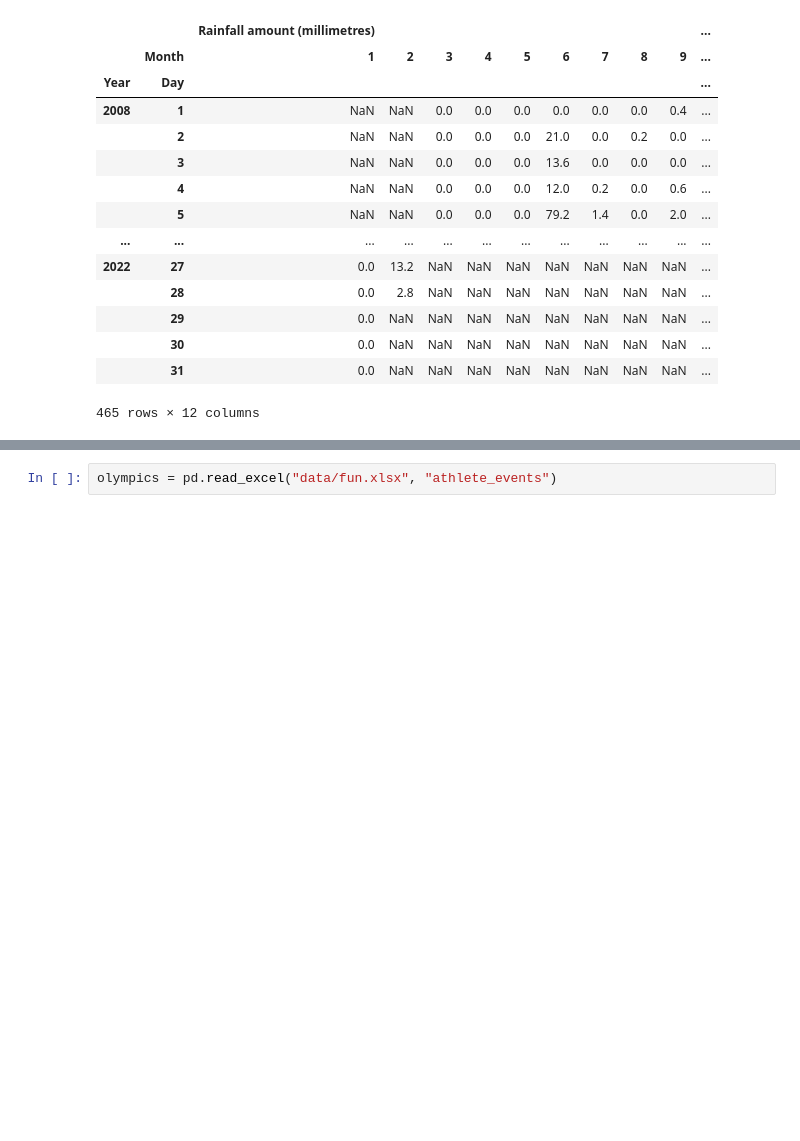
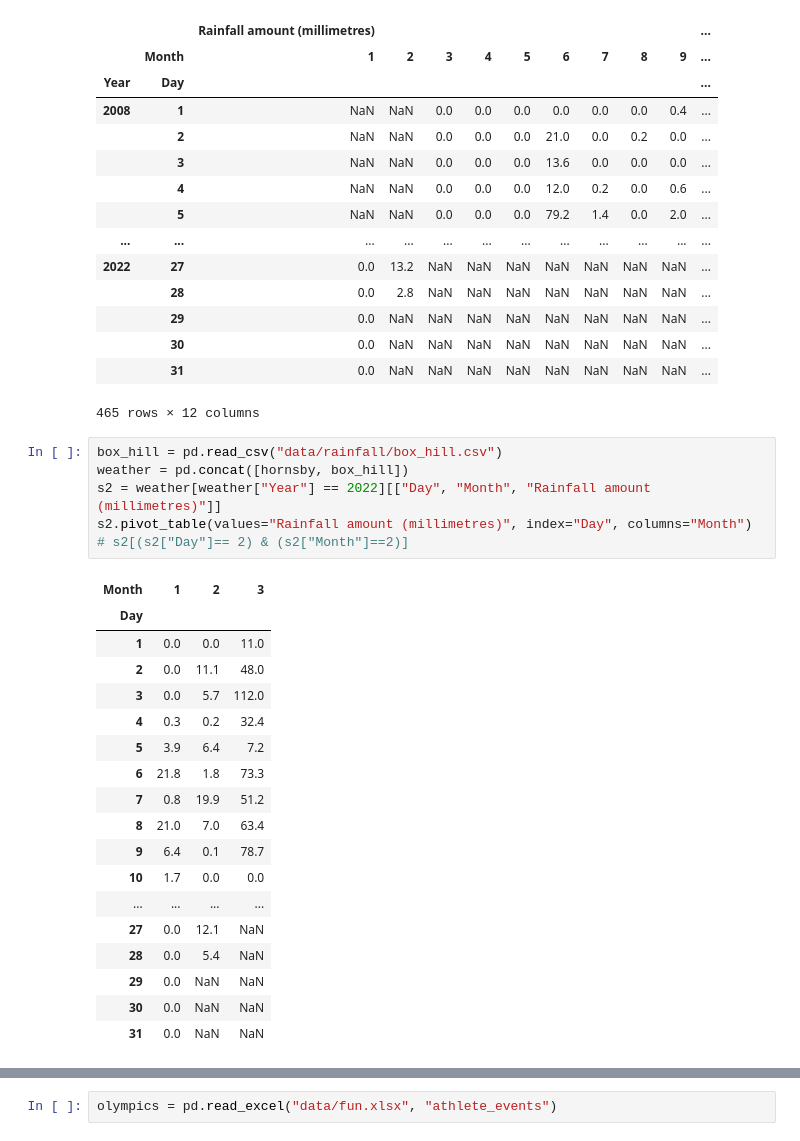
Before and after one commit to altmattr/Excel2Python, a Jupyter notebook: 7-pivots.ipynb, the cells around one changed output, grey strips where cells are left out. Drawn from its saved outputs; the diff is of its cells as text; blank space fills up the shorter version.

```diff
--- a/7-pivots.ipynb
+++ b/7-pivots.ipynb
@@ -72,4 +76,29 @@ hornsby[["Day", "Year", "Month", "Rainfall amount (millimetres)"]].pivot(index=[
 |  | 30 | 0.0 | NaN | NaN | NaN | NaN | NaN | NaN | NaN | NaN | ... |
 |  | 31 | 0.0 | NaN | NaN | NaN | NaN | NaN | NaN | NaN | NaN | ... |
 465 rows × 12 columns
+# %%
+box_hill = pd.read_csv("data/rainfall/box_hill.csv")
+weather = pd.concat([hornsby, box_hill])
+s2 = weather[weather["Year"] == 2022][["Day", "Month", "Rainfall amount (millimetres)"]]
+s2.pivot_table(values="Rainfall amount (millimetres)", index="Day", columns="Month")
+# s2[(s2["Day"]== 2) & (s2["Month"]==2)]
+# %% [output]
+| Month | 1 | 2 | 3 |
+| Day |  |  |  |
+| 1 | 0.0 | 0.0 | 11.0 |
+| 2 | 0.0 | 11.1 | 48.0 |
+| 3 | 0.0 | 5.7 | 112.0 |
+| 4 | 0.3 | 0.2 | 32.4 |
+| 5 | 3.9 | 6.4 | 7.2 |
+| 6 | 21.8 | 1.8 | 73.3 |
+| 7 | 0.8 | 19.9 | 51.2 |
+| 8 | 21.0 | 7.0 | 63.4 |
+| 9 | 6.4 | 0.1 | 78.7 |
+| 10 | 1.7 | 0.0 | 0.0 |
+| ... | ... | ... | ... |
+| 27 | 0.0 | 12.1 | NaN |
+| 28 | 0.0 | 5.4 | NaN |
+| 29 | 0.0 | NaN | NaN |
+| 30 | 0.0 | NaN | NaN |
+| 31 | 0.0 | NaN | NaN |
 # %% [markdown]
```
Also changed, not shown: parts of 4 cells of this notebook, 1 other file.
